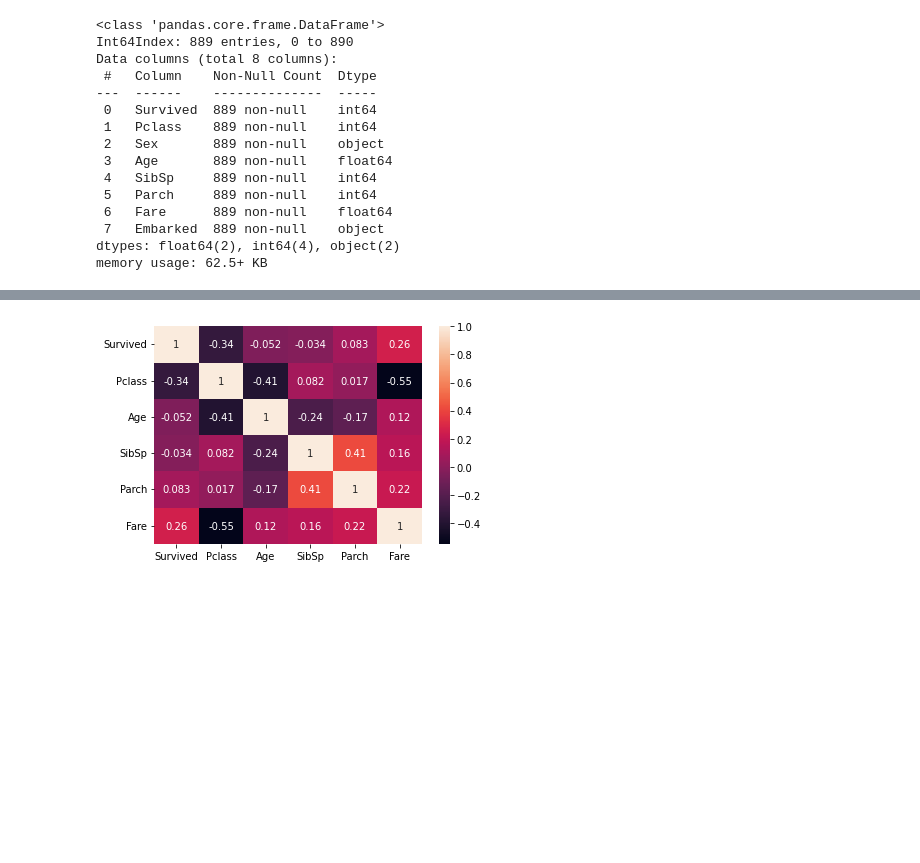
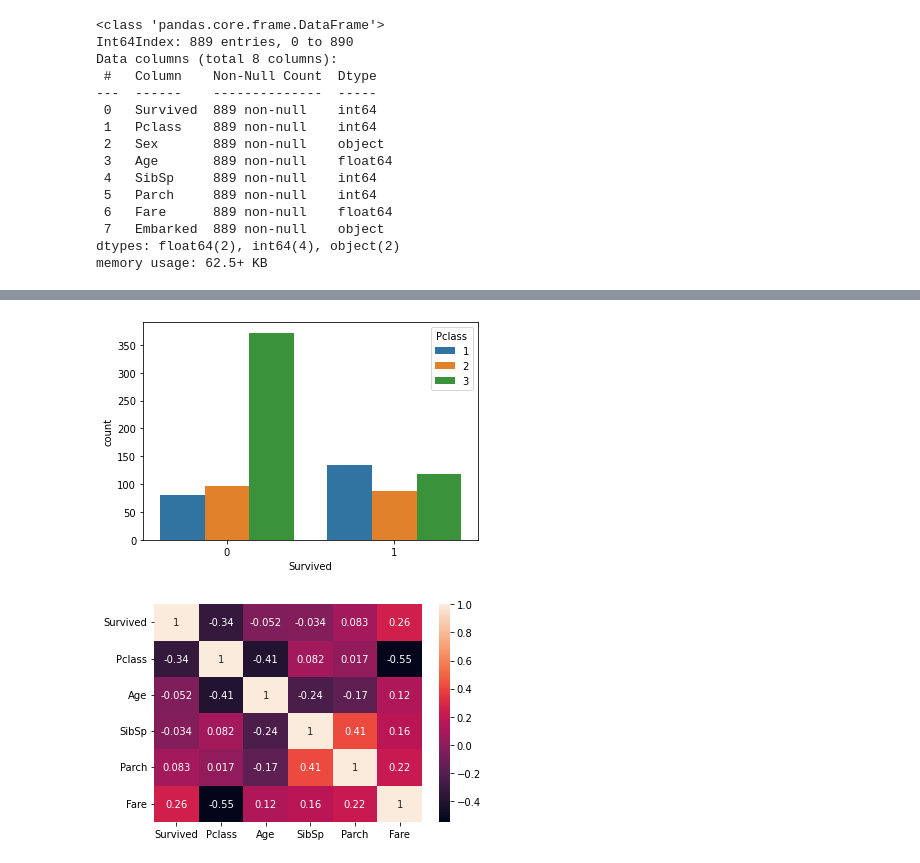
Before and after one commit to Wali-Mohamed/Titanic-Survival-Machine-Learning, a Jupyter notebook: titanic-notebook-w.ipynb, the cells around one changed output, grey strips where cells are left out. Saved outputs shown, nothing was run; the diff lists cells and outputs as text; code cells hidden in the pictures; blank space fills up the shorter version.

```diff
--- a/titanic-notebook-w.ipynb
+++ b/titanic-notebook-w.ipynb
@@ -171,3 +198,8 @@ memory usage: 62.5+ KB
+# %%
+# fraction of those who survived based on the class
+sns.countplot(data=df, x='Survived', hue='Pclass');
+# %% [output]
+[figure, added]
 # %%
 sns.heatmap(df.corr(), annot=True);
 # %% [output]
```
Also changed, not shown: parts of 13 cells of this notebook.
